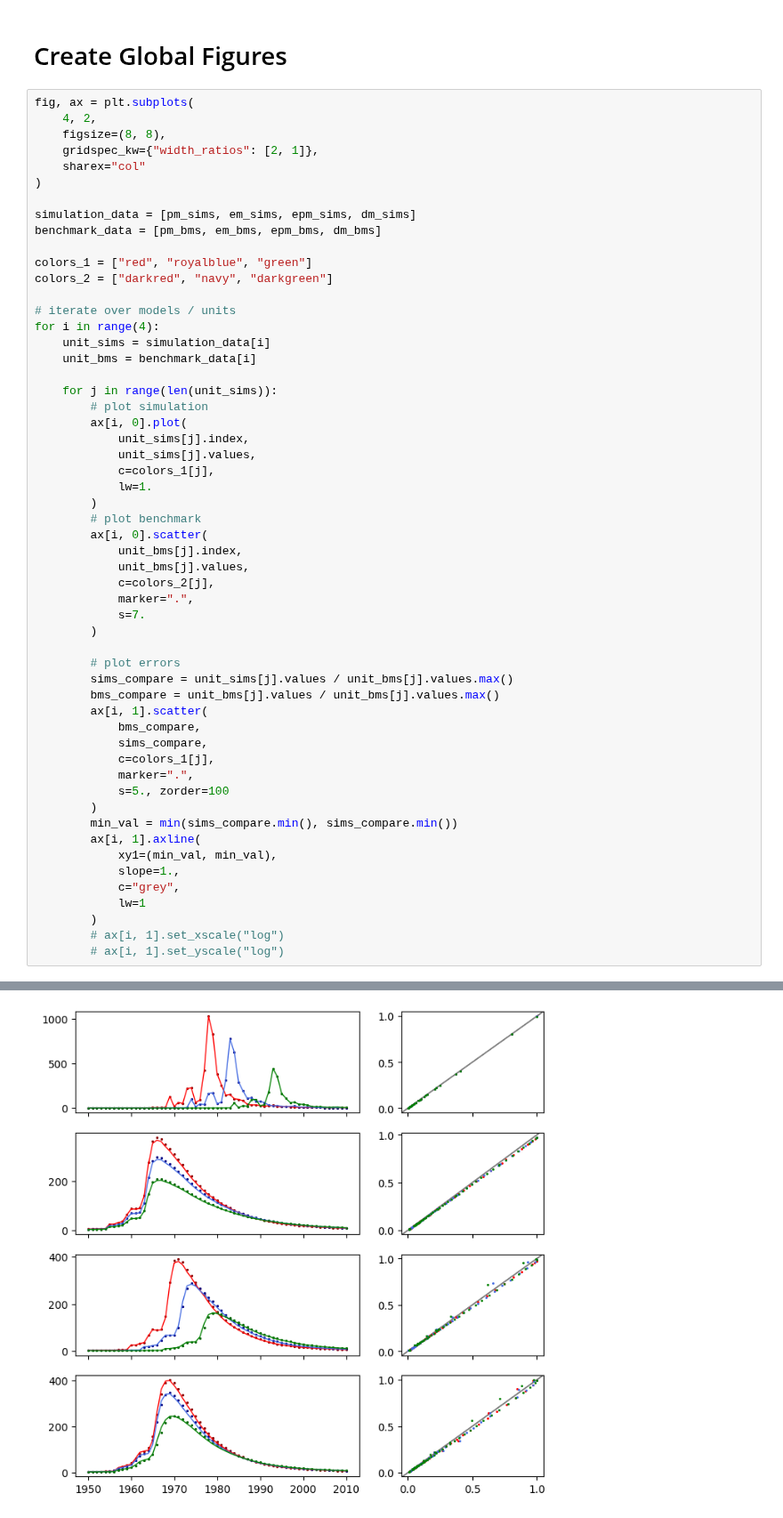
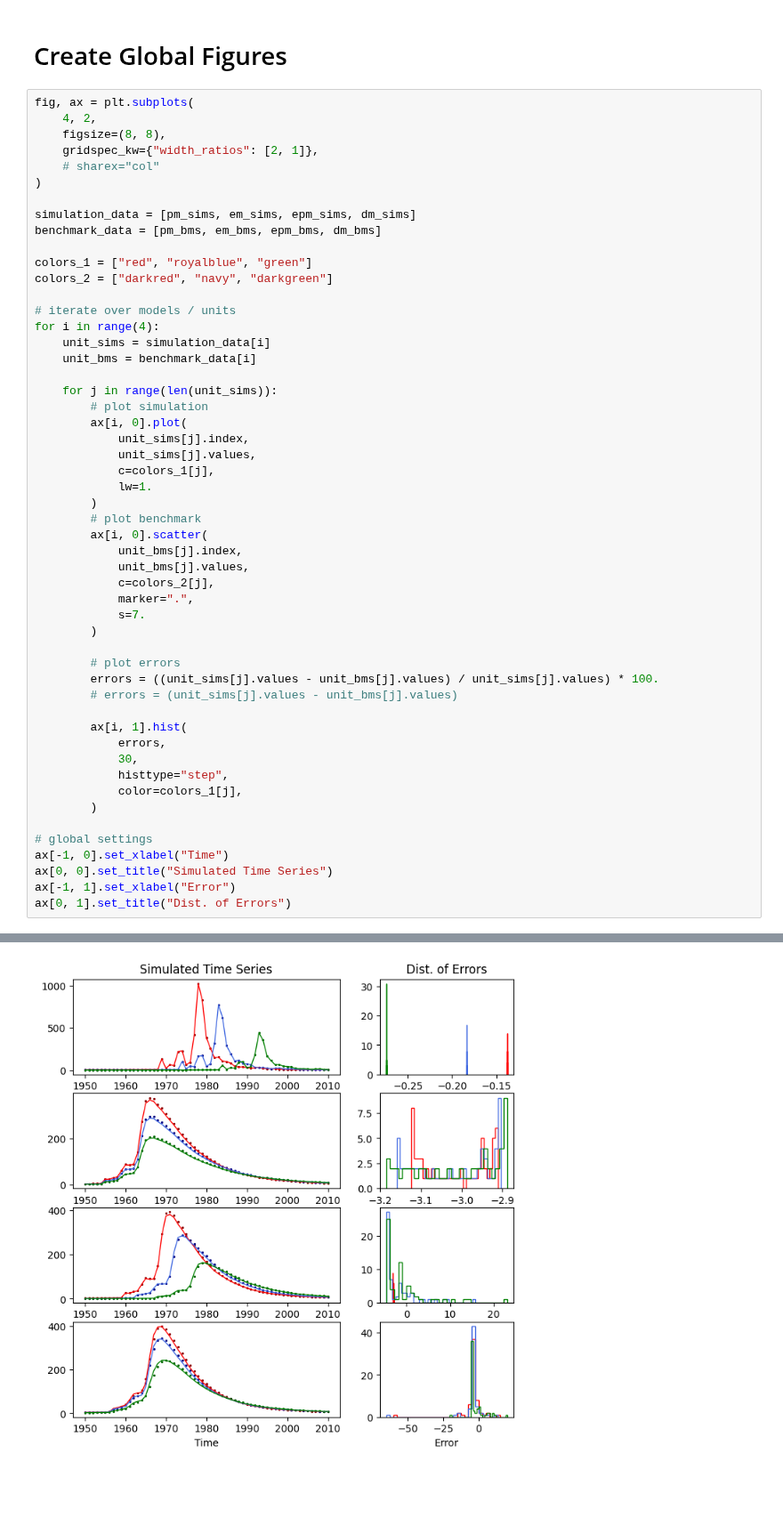
Before and after one commit to iGW-TU-Dresden/PyTracerLab, a Jupyter notebook: docs/examples/example_07.ipynb, the cells around one changed output, grey strips where cells are left out. Shown at 89% size. Saved outputs shown, nothing was run; the diff lists cells and outputs as text; blank space fills up the shorter version.

```diff
--- a/docs/examples/example_07.ipynb
+++ b/docs/examples/example_07.ipynb
@@ -660,7 +661,7 @@ fig, ax = plt.subplots(
     4, 2,
     figsize=(8, 8),
     gridspec_kw={"width_ratios": [2, 1]},
-    sharex="col"
+    # sharex="col"
 )
 
 simulation_data = [pm_sims, em_sims, epm_sims, dm_sims]
@@ -692,22 +693,19 @@ for i in range(4):
         )
 
         # plot errors
-        sims_compare = unit_sims[j].values / unit_bms[j].values.max()
-        bms_compare = unit_bms[j].values / unit_bms[j].values.max()
-        ax[i, 1].scatter(
-            bms_compare,
-            sims_compare,
-            c=colors_1[j],
-            marker=".",
-            s=5., zorder=100
+        errors = ((unit_sims[j].values - unit_bms[j].values) / unit_sims[j].values) * 100.
+        # errors = (unit_sims[j].values - unit_bms[j].values)
+
+        ax[i, 1].hist(
+            errors,
+            30,
+            histtype="step",
+            color=colors_1[j],
         )
-        min_val = min(sims_compare.min(), sims_compare.min())
-        ax[i, 1].axline(
-            xy1=(min_val, min_val),
-            slope=1.,
-            c="grey",
-            lw=1
-        )
-        # ax[i, 1].set_xscale("log")
-        # ax[i, 1].set_yscale("log")
+
+# global settings
+ax[-1, 0].set_xlabel("Time")
+ax[0, 0].set_title("Simulated Time Series")
+ax[-1, 1].set_xlabel("Error")
+ax[0, 1].set_title("Dist. of Errors")
 # %% [output]
@@ -714 +713 @@ for i in range(4):
-[figure, old version]
+[figure, new version]
```
Also changed, not shown: parts of 3 cells of this notebook.
